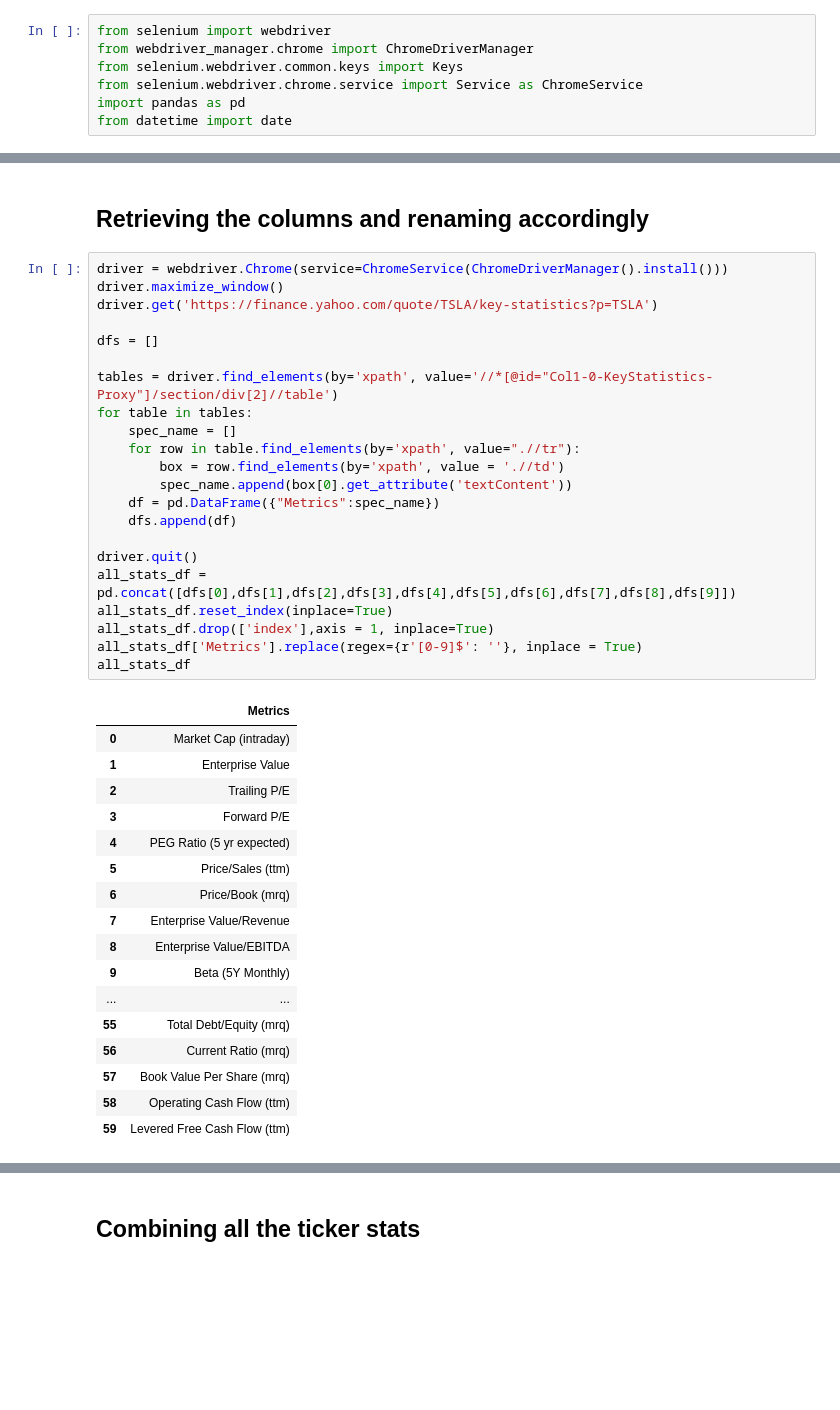
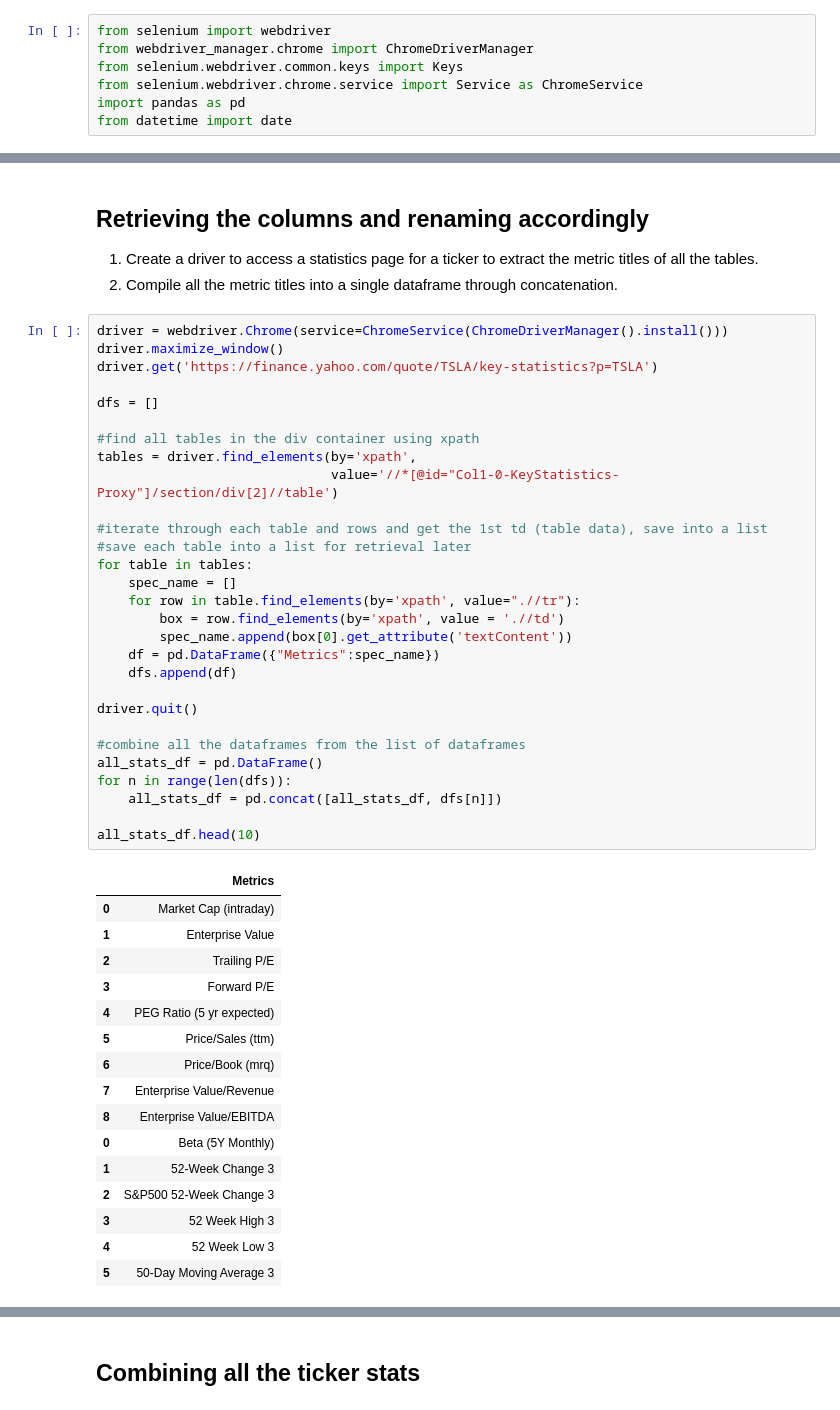
Before and after one commit to sienlonglim/eda_data_cleaning, a Jupyter notebook: Web scrapper/yahoo_ticker_scraper_selenium.ipynb, the cells around one changed output, grey strips where cells are left out. Saved outputs shown, nothing was run; the diff lists cells and outputs as text; blank space fills up the shorter version.

```diff
--- a/Web scrapper/yahoo_ticker_scraper_selenium.ipynb
+++ b/Web scrapper/yahoo_ticker_scraper_selenium.ipynb
@@ -25,43 +28,54 @@ tickers = ['CRWD',
 hashtable = {}
 # %% [markdown]
 <h2>Retrieving the columns and renaming accordingly</h2>
+
+<ol>
+    <li>Create a driver to access a statistics page for a ticker to extract the metric titles of all the tables.</li>
+    <li>Compile all the metric titles into a single dataframe through concatenation.</li>
+</ol>
 # %%
 driver = webdriver.Chrome(service=ChromeService(ChromeDriverManager().install()))
 driver.maximize_window()
 driver.get('https://finance.yahoo.com/quote/TSLA/key-statistics?p=TSLA')
 
 dfs = []
 
-tables = driver.find_elements(by='xpath', value='//*[@id="Col1-0-KeyStatistics-Proxy"]/section/div[2]//table')
+#find all tables in the div container using xpath
+tables = driver.find_elements(by='xpath',
+                              value='//*[@id="Col1-0-KeyStatistics-Proxy"]/section/div[2]//table')
+
+#iterate through each table and rows and get the 1st td (table data), save into a list
+#save each table into a list for retrieval later
 for table in tables:
     spec_name = []
     for row in table.find_elements(by='xpath', value=".//tr"):
         box = row.find_elements(by='xpath', value = './/td')
         spec_name.append(box[0].get_attribute('textContent'))
     df = pd.DataFrame({"Metrics":spec_name})
     dfs.append(df)
 
 driver.quit()
-all_stats_df = pd.concat([dfs[0],dfs[1],dfs[2],dfs[3],dfs[4],dfs[5],dfs[6],dfs[7],dfs[8],dfs[9]])
-all_stats_df.reset_index(inplace=True)
-all_stats_df.drop(['index'],axis = 1, inplace=True)
-all_stats_df['Metrics'].replace(regex={r'[0-9]$': ''}, inplace = True)
-all_stats_df
+
+#combine all the dataframes from the list of dataframes
+all_stats_df = pd.DataFrame()
+for n in range(len(dfs)):
+    all_stats_df = pd.concat([all_stats_df, dfs[n]])
+
+all_stats_df.head(10)
 # %% [output]
 |  | Metrics |
 | 0 | Market Cap (intraday) |
 | 1 | Enterprise Value |
 | 2 | Trailing P/E |
 | 3 | Forward P/E |
 | 4 | PEG Ratio (5 yr expected) |
 | 5 | Price/Sales (ttm) |
 | 6 | Price/Book (mrq) |
 | 7 | Enterprise Value/Revenue |
 | 8 | Enterprise Value/EBITDA |
-| 9 | Beta (5Y Monthly) |
-| ... | ... |
-| 55 | Total Debt/Equity (mrq) |
-| 56 | Current Ratio (mrq) |
-| 57 | Book Value Per Share (mrq) |
-| 58 | Operating Cash Flow (ttm) |
-| 59 | Levered Free Cash Flow (ttm) |
+| 0 | Beta (5Y Monthly) |
+| 1 | 52-Week Change 3 |
+| 2 | S&P500 52-Week Change 3 |
+| 3 | 52 Week High 3 |
+| 4 | 52 Week Low 3 |
+| 5 | 50-Day Moving Average 3 |
```
Also changed, not shown: parts of 9 cells of this notebook, 2 other files.
